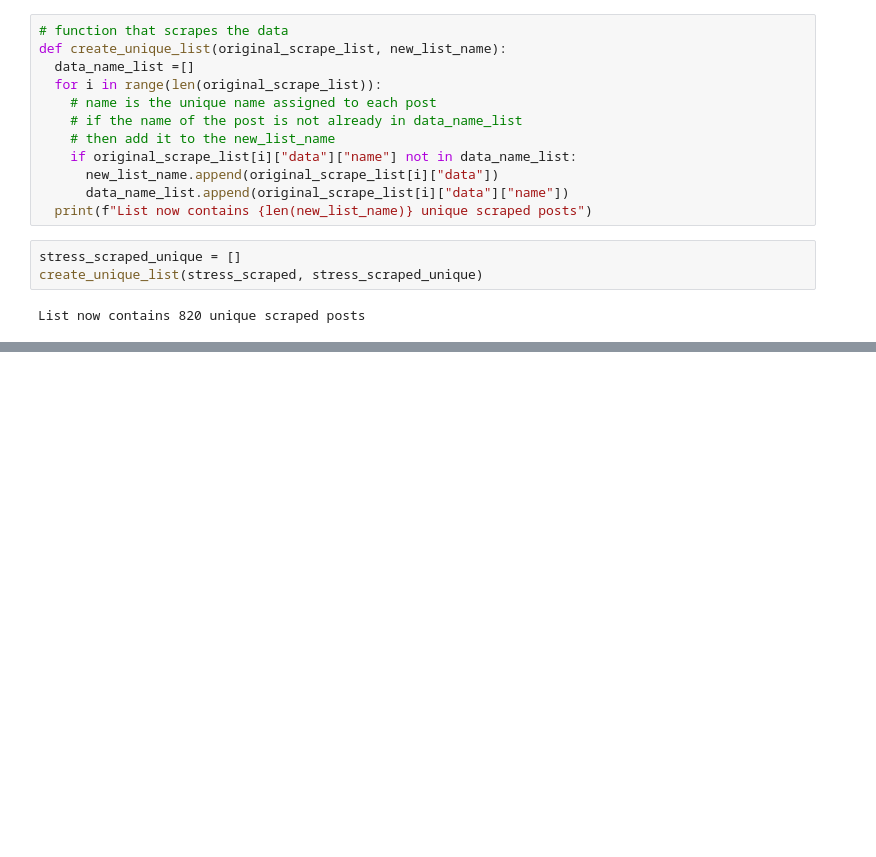
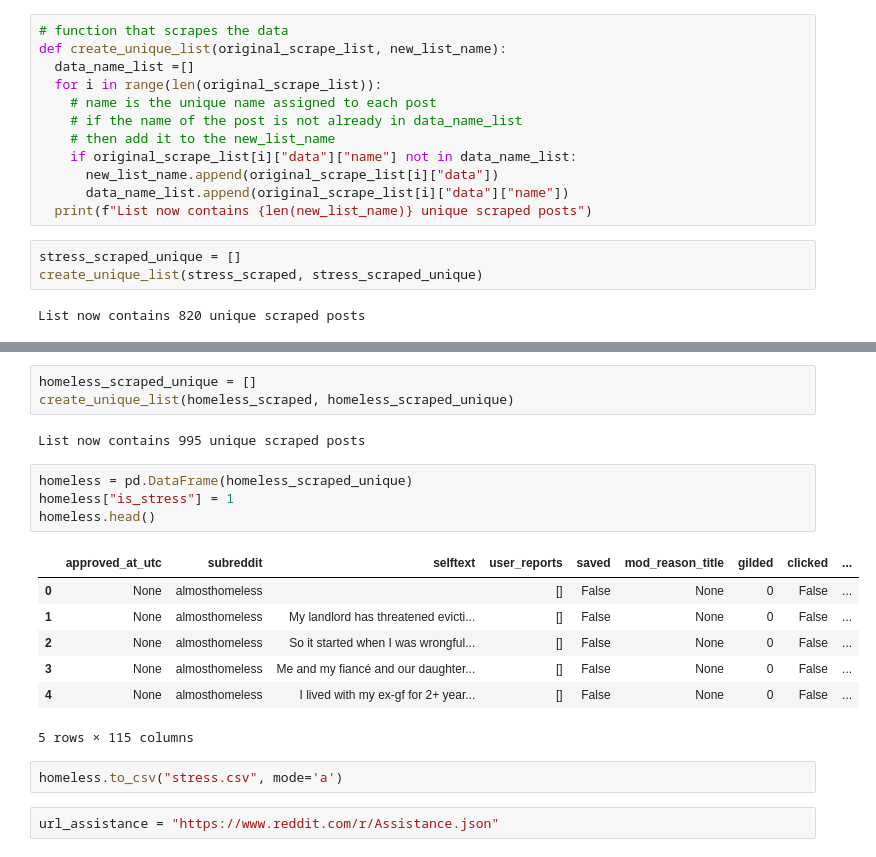
Before and after one commit to IamStarLord/702-stress-detection, a Jupyter notebook: Data Scraping.ipynb, the cells around one changed output, grey strips where cells are left out. Cells and saved outputs as stored; diff of their text form; blank space fills up the shorter version.

```diff
--- a/Data Scraping.ipynb
+++ b/Data Scraping.ipynb
@@ -316,0 +349,21 @@ stress.head()
+# %%
+homeless_scraped_unique = []
+create_unique_list(homeless_scraped, homeless_scraped_unique)
+# %% [output]
+List now contains 995 unique scraped posts
+# %%
+homeless = pd.DataFrame(homeless_scraped_unique)
+homeless["is_stress"] = 1
+homeless.head()
+# %% [output]
+|  | approved_at_utc | subreddit | selftext | user_reports | saved | mod_reason_title | gilded | clicked | ... |
+| 0 | None | almosthomeless |  | [] | False | None | 0 | False | ... |
+| 1 | None | almosthomeless | My landlord has threatened evicti... | [] | False | None | 0 | False | ... |
+| 2 | None | almosthomeless | So it started when I was wrongful... | [] | False | None | 0 | False | ... |
+| 3 | None | almosthomeless | Me and my fiancé and our daughter... | [] | False | None | 0 | False | ... |
+| 4 | None | almosthomeless | I lived with my ex-gf for 2+ year... | [] | False | None | 0 | False | ... |
+5 rows × 115 columns
+# %%
+homeless.to_csv("stress.csv", mode='a')
+# %%
+url_assistance = "https://www.reddit.com/r/Assistance.json"
```
Also changed, not shown: parts of 26 cells of this notebook, 7 other files.
